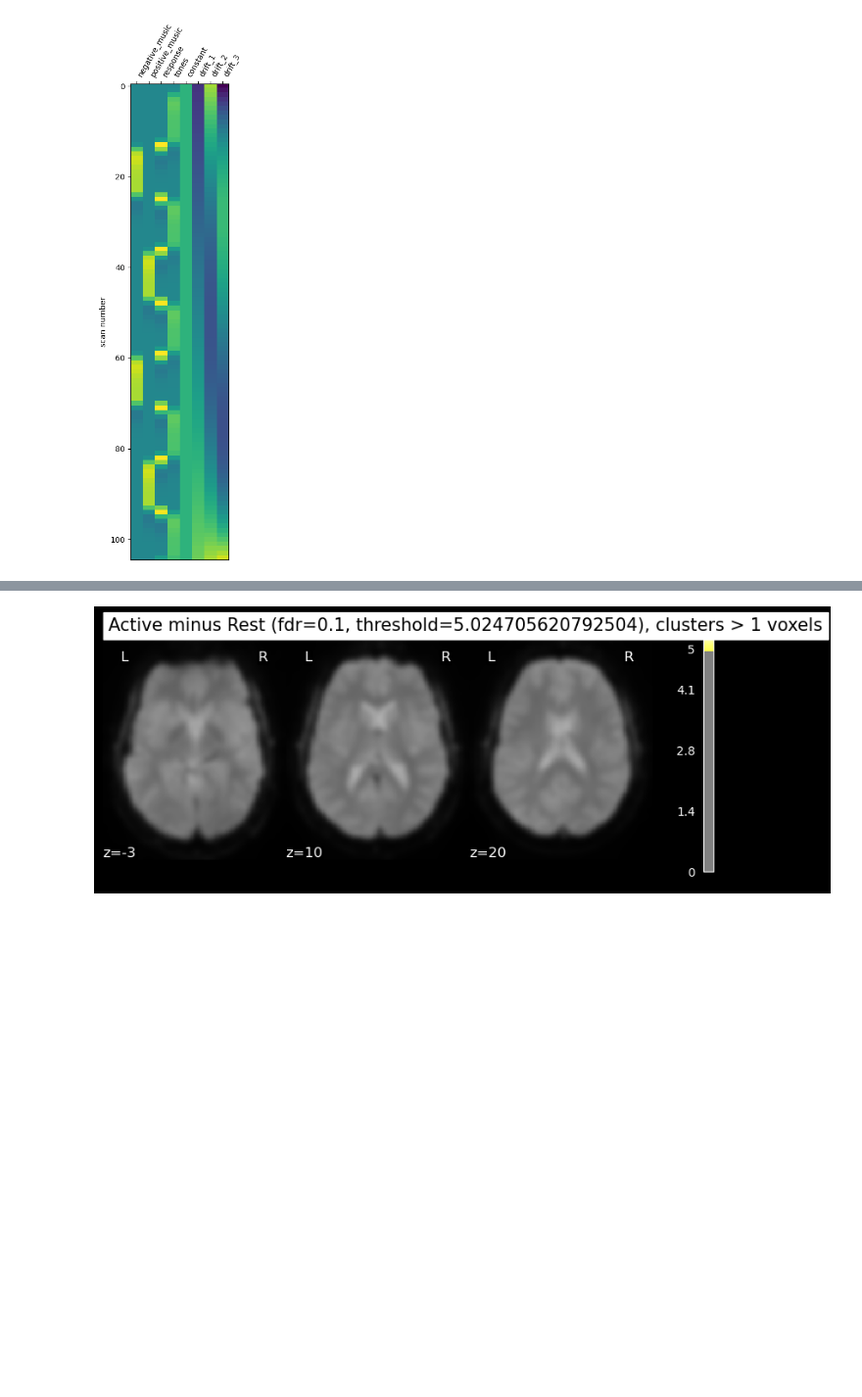
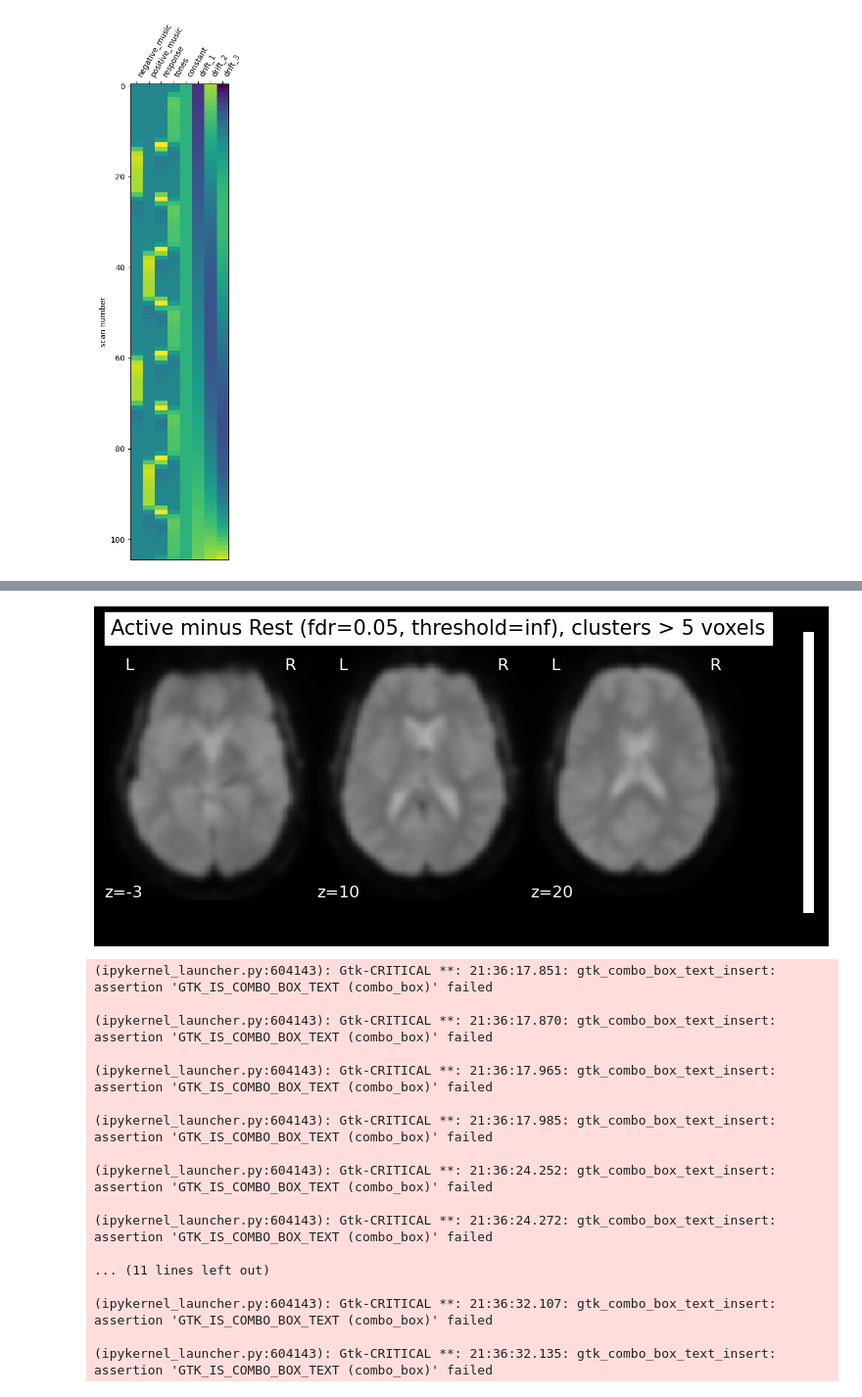
Before and after one commit to NicolasRR/NSSP, a Jupyter notebook: glm.ipynb, the cells around one changed output, grey strips where cells are left out. Shown: that part at 98% size. Saved outputs shown, nothing was run; the diff lists cells and outputs as text; code cells hidden in the pictures; blank space fills up the shorter version.

```diff
--- a/glm.ipynb
+++ b/glm.ipynb
@@ -243,19 +254,36 @@ plt.show()
 # %%
 from nilearn.glm import threshold_stats_img
 
 #Link to threshold_stats_img function documentation
 #https://nilearn.github.io/dev/modules/generated/nilearn.glm.threshold_stats_img.html
 
-cluster_size = 1 # Fill me with the number of voxels for a cluster to be kept
-fdr_rate = 0.1 # Fill me with the fdr rate to use!
+cluster_size = 5 # Fill me with the number of voxels for a cluster to be kept
+fdr_rate = 0.05 # Fill me with the fdr rate to use!
 
 # Here, we apply the FDR correction + threshold
 clean_map, threshold = threshold_stats_img(z_map, alpha=fdr_rate, height_control='fdr', cluster_threshold=cluster_size)
-
+nib.save(clean_map, 'clean_map.nii.gz')
 # And this is just to plot here!
 plot_stat_map(clean_map, bg_img=mean_img_[0], threshold=threshold,
               display_mode='z', cut_coords=[-3,10,20], black_bg=True,
               title='Active minus Rest (fdr={}, threshold={}), clusters > {} voxels'.format(fdr_rate, threshold, cluster_size))
 plt.show()
 # %% [output]
-[figure, old version]
+[figure, new version]
+(ipykernel_launcher.py:604143): Gtk-CRITICAL **: 21:36:17.851: gtk_combo_box_text_insert: assertion 'GTK_IS_COMBO_BOX_TEXT (combo_box)' failed
+
+(ipykernel_launcher.py:604143): Gtk-CRITICAL **: 21:36:17.870: gtk_combo_box_text_insert: assertion 'GTK_IS_COMBO_BOX_TEXT (combo_box)' failed
+
+(ipykernel_launcher.py:604143): Gtk-CRITICAL **: 21:36:17.965: gtk_combo_box_text_insert: assertion 'GTK_IS_COMBO_BOX_TEXT (combo_box)' failed
+
+(ipykernel_launcher.py:604143): Gtk-CRITICAL **: 21:36:17.985: gtk_combo_box_text_insert: assertion 'GTK_IS_COMBO_BOX_TEXT (combo_box)' failed
+
+(ipykernel_launcher.py:604143): Gtk-CRITICAL **: 21:36:24.252: gtk_combo_box_text_insert: assertion 'GTK_IS_COMBO_BOX_TEXT (combo_box)' failed
+
+(ipykernel_launcher.py:604143): Gtk-CRITICAL **: 21:36:24.272: gtk_combo_box_text_insert: assertion 'GTK_IS_COMBO_BOX_TEXT (combo_box)' failed
+
+... (11 lines left out)
+
+(ipykernel_launcher.py:604143): Gtk-CRITICAL **: 21:36:32.107: gtk_combo_box_text_insert: assertion 'GTK_IS_COMBO_BOX_TEXT (combo_box)' failed
+
+(ipykernel_launcher.py:604143): Gtk-CRITICAL **: 21:36:32.135: gtk_combo_box_text_insert: assertion 'GTK_IS_COMBO_BOX_TEXT (combo_box)' failed
```
Also changed, not shown: parts of 7 cells of this notebook, 1 other file.
